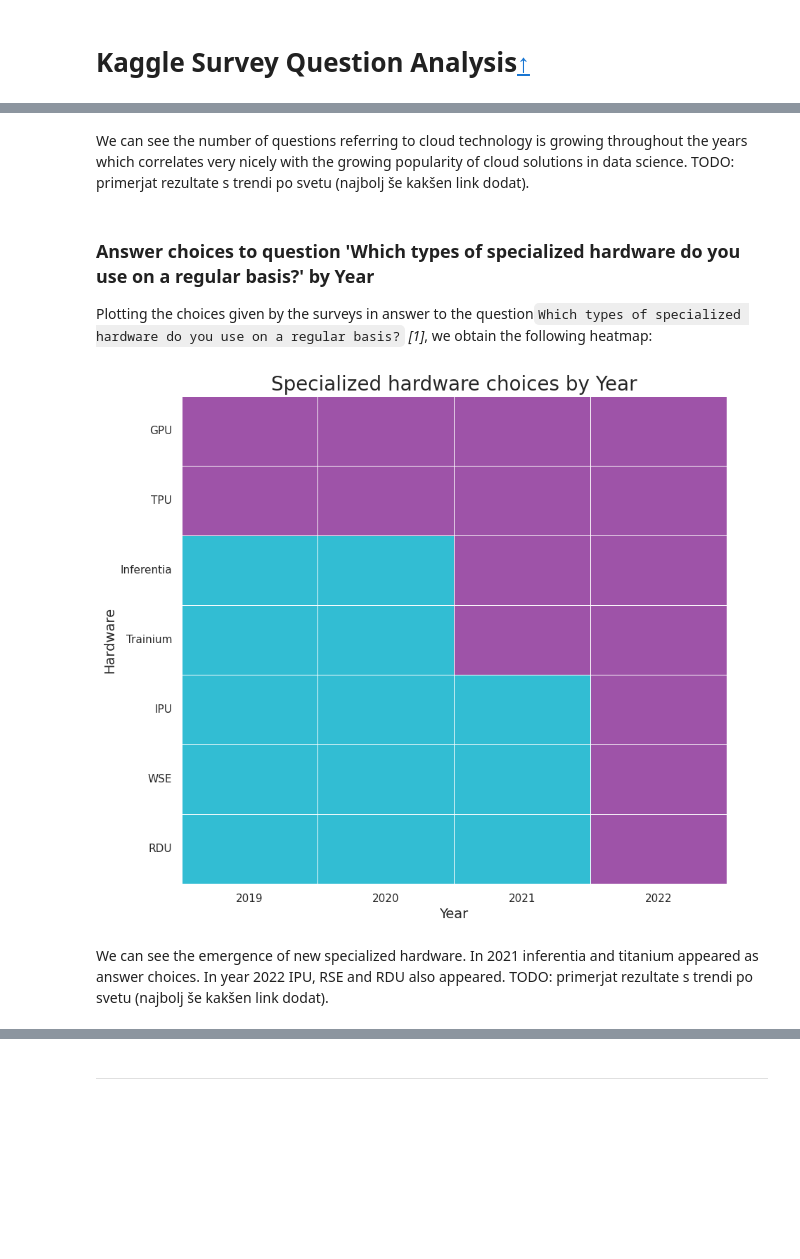
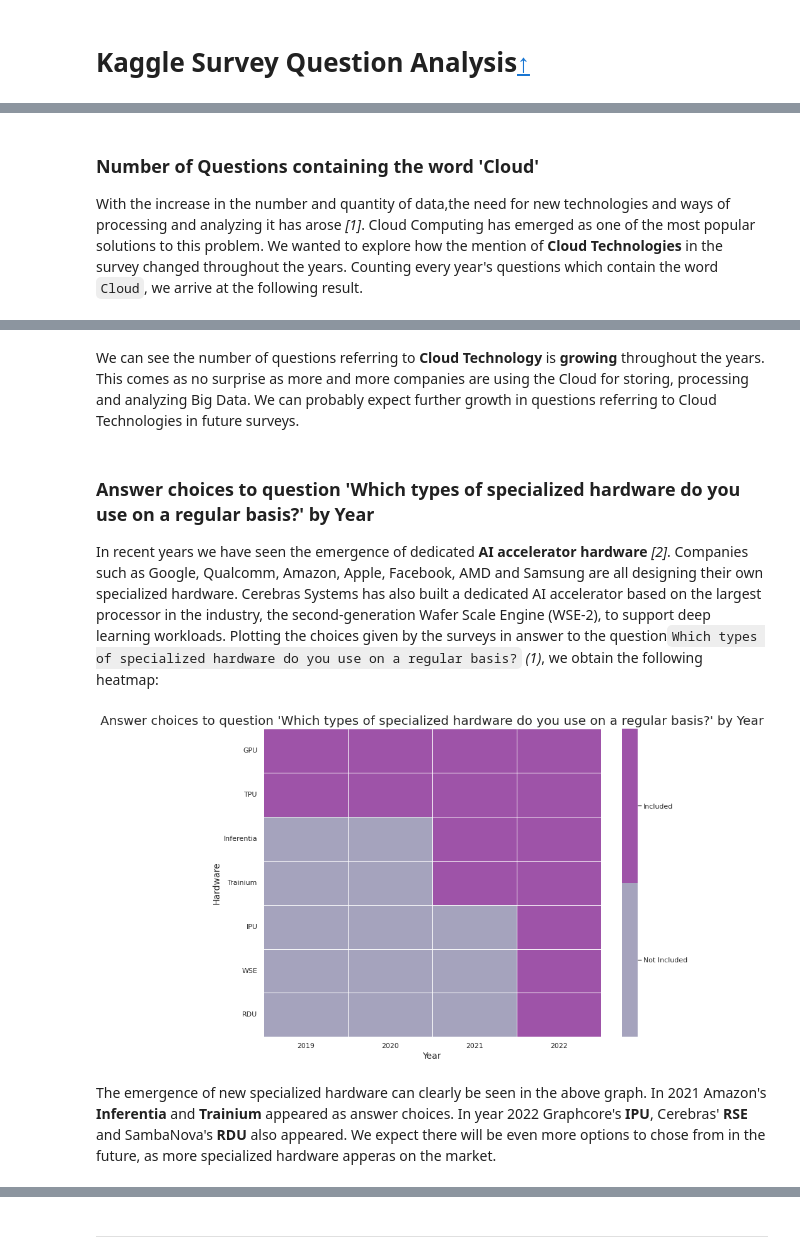
Before and after one commit to moratsam/kaggle-survey-2022, a Jupyter notebook: Kaggle_Survey_2022.ipynb, the cells around one changed output, grey strips where cells are left out. Cells and saved outputs as stored; diff of their text form; code cells hidden in the pictures; blank space fills up the shorter version.

```diff
--- a/Kaggle_Survey_2022.ipynb
+++ b/Kaggle_Survey_2022.ipynb
@@ -102,21 +134,14 @@ import seaborn as sns
 from PIL import Image
 from wordcloud import WordCloud
 
-git = True
+git = False
 
-# global_palette = sns.color_palette("crest", 8)
-global_palette = sns.color_palette("RdYlGn", 6)
-# global_palette = ['#003f5c', '#58508d', '#bc5090', '#ff6361', '#ffa600', '#ffd380']
-global_palette = ['#c7522a', '#e5c185', '#fbf2c4', '#74a892', '#008585', '#80c2c2']
+# palettes
 global_palette = ['#32BDD3', '#AC3931', '#273C2C', '#C6940F', '#D3C1D2', '#9E53A8']
-# global_palette = ['XXX', 'XXX', 'XXX', 'XXX', 'XXX', 'XXX']
-# global_palette = ['XXX', 'XXX', 'XXX', 'XXX', 'XXX', 'XXX']
-# global_palette = ['XXX', 'XXX', 'XXX', 'XXX', 'XXX', 'XXX']
-# rokov terminal #54b4c4 #603060
+# terminal colors #54b4c4 #603060
 
 global_color = global_palette[5]
-# global_color = 'rosybrown'
+global_color_light = '#a5a3bd'
 global_edge_color = 'black'
 sns.set_palette(global_palette)
-# TODO spodaj na barplot dodaj univerzalno fiksno barvo iz izbrane palete sns.barplot
 medals_palette = ['#C0C0C0', '#967444', 'black', 'gold']
@@ -126,3 +148,6 @@ Counting every year's questions which contain the word "cloud", we arrive at the
+# %% [markdown]
+### Number of Questions containing the word 'Cloud'
+With the increase in the number and quantity of data,the need for new technologies and ways of processing and analyzing it has arose *[1]*. Cloud Computing has emerged as one of the most popular solutions to this problem. We wanted to explore how the mention of **Cloud Technologies** in the survey changed throughout the years. Counting every year's questions which contain the word `Cloud`, we arrive at the following result.
 # %%
 if git:
     with open('kaggle-survey-historical-meta/all_questions.json') as f:
@@ -156,37 +181,36 @@ plt.tick_params(bottom=True, left=True)
 plt.show()
 # %% [output]
 [figure]
-# %% [markdown]
-We can see the number of questions referring to cloud technology is growing throughout the years which correlates very nicely with the growing popularity of cloud solutions in data science. TODO: primerjat rezultate s trendi po svetu (najbolj še kakšen link dodat).
+# %% [markdown]
+We can see the number of questions referring to **Cloud Technology** is **growing** throughout the years. This comes as no surprise as more and more companies are using the Cloud for storing, processing and analyzing Big Data. We can probably expect further growth in questions referring to Cloud Technologies in future surveys.
 # %% [markdown]
 ### Answer choices to question 'Which types of specialized hardware do you use on a regular basis?' by Year
-Plotting the choices given by the surveys in answer to the question`Which types of specialized hardware do you use on a regular basis?` *[1]*, we obtain the following heatmap:
+In recent years we have seen the emergence of dedicated **AI accelerator hardware** *[2]*. Companies such as Google, Qualcomm, Amazon, Apple, Facebook, AMD and Samsung are all designing their own specialized hardware. Cerebras Systems has also built a dedicated AI accelerator based on the largest processor in the industry, the second-generation Wafer Scale Engine (WSE-2), to support deep learning workloads. Plotting the choices given by the surveys in answer to the question`Which types of specialized hardware do you use on a regular basis?` *(1)*, we obtain the following heatmap:
 # %%
-if git:
-    hardware = pd.read_csv('question-analysis/hardware.csv')
-else:
-    hardware = pd.read_csv('/kaggle/input/question-analysis/hardware.csv')
+hardware = pd.read_csv('/kaggle/input/question-analysis/hardware.csv')
+#hardware = pd.read_csv('question-analysis/hardware.csv')
 
 hardware = hardware.set_index('Hardware')
 
-plt.figure(figsize=(10,9))
+plt.figure(figsize=(12,9))
 
-sns.heatmap(
+ax = sns.heatmap(
     hardware,
     annot=False,
-    cmap=global_palette,
-    cbar=False,
+    cmap=[global_color_light, global_color],
     linewidth=.5)
-plt.title("Specialized hardware choices by Year",fontsize=20)
-plt.yticks(rotation=0)
+colorbar = ax.collections[0].colorbar
+colorbar.set_ticks([0.25, 0.75])
+colorbar.set_ticklabels(['Not Included', 'Included'])
+plt.title("Answer choices to question 'Which types of specialized hardware do you use on a regular basis?' by Year",fontsize=20)
 plt.xlabel('Year', fontsize=14);
 plt.ylabel('Hardware', fontsize=14)
+plt.yticks(rotation=0)
 
 plt.show()
 # %% [output]
-[figure, old version]
+[figure, new version]
-# %% [markdown]
-We can see the emergence of new specialized hardware. In 2021 inferentia and titanium appeared as answer choices. In year 2022 IPU, RSE and RDU also appeared.
-TODO: primerjat rezultate s trendi po svetu (najbolj še kakšen link dodat).
+# %% [markdown]
+The emergence of new specialized hardware can clearly be seen in the above graph. In 2021 Amazon's **Inferentia** and **Trainium** appeared as answer choices. In year 2022 Graphcore's **IPU**, Cerebras' **RSE** and SambaNova's **RDU** also appeared. We expect there will be even more options to chose from in the future, as more specialized hardware apperas on the market.
 # %% [markdown]
 ### Answer choices to question 'Which machine learning frameworks do you use on a regular basis?' by Year
```
Also changed, not shown: parts of 27 cells of this notebook.
